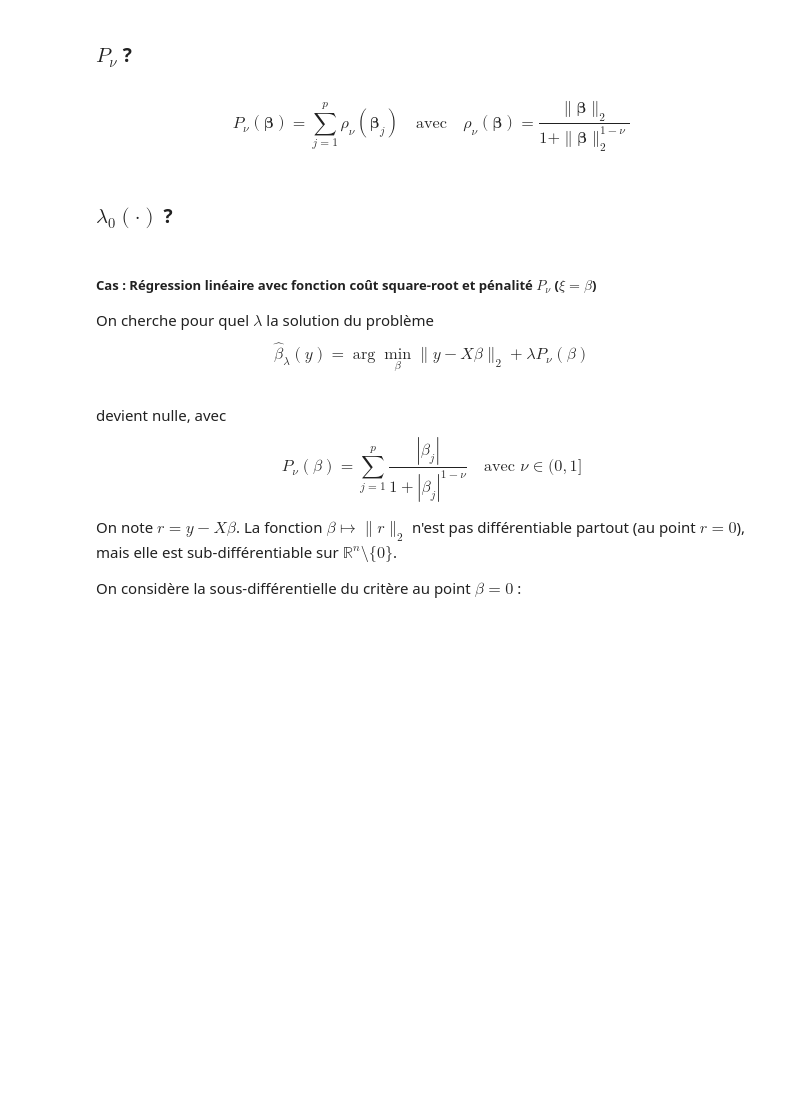
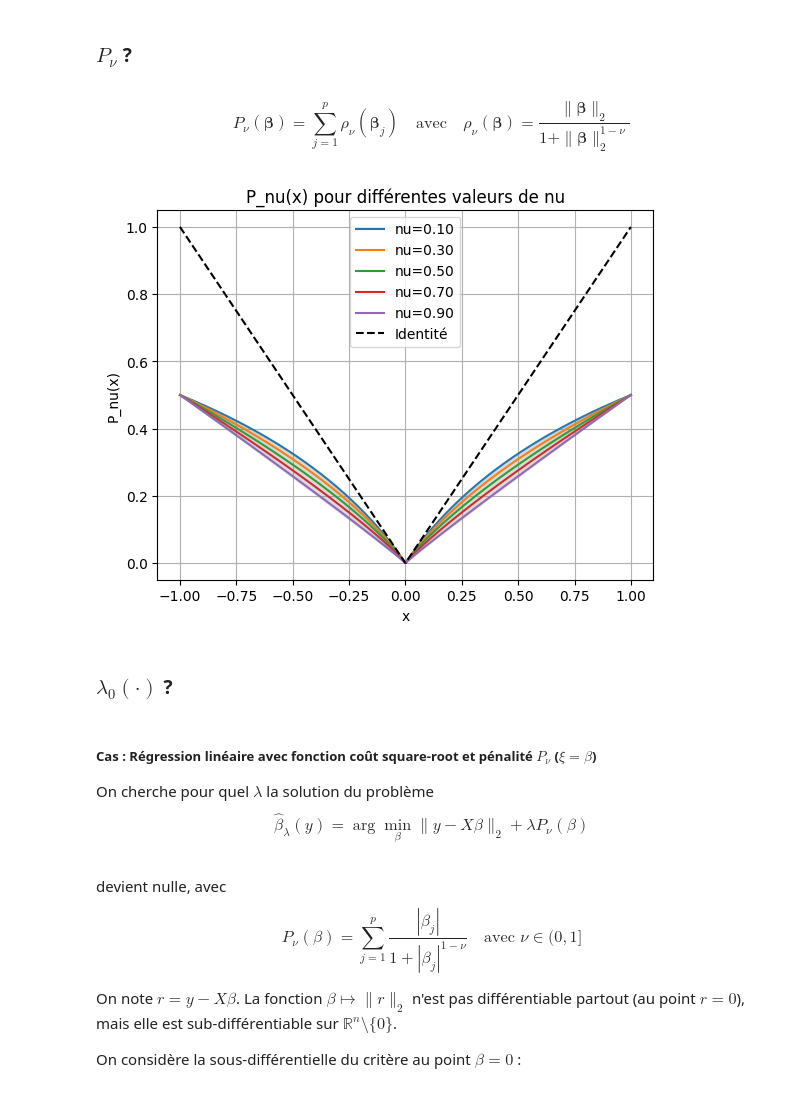
Before and after one commit to AymenBlk/STAGE-GENEVE, a Jupyter notebook: AYMEN/EXPLORATION/CAS LINEAIRE/HARDER LASSO/Basis.ipynb, the cells around one changed output. Drawn from its saved outputs; the diff is of its cells as text; code cells hidden in the pictures; blank space fills up the shorter version.

```diff
--- a/AYMEN/EXPLORATION/CAS LINEAIRE/HARDER LASSO/Basis.ipynb
+++ b/AYMEN/EXPLORATION/CAS LINEAIRE/HARDER LASSO/Basis.ipynb
@@ -33,6 +33,36 @@ En plus pour n'importe quel valeurs de $\nu$, $\lambda_{\alpha}^{\mathrm{QUT}}(X
 ### $P_{\nu}$ ?
 # %% [markdown]
 $$P_\nu(\boldsymbol{\beta})=\sum_{j=1}^p\rho_\nu(\boldsymbol{\beta}_j)\quad\mathrm{avec}\quad\rho_\nu(\boldsymbol{\beta})=\frac{\|\boldsymbol{\beta}\|_2}{1+\|\boldsymbol{\beta}\|_2^{1-\nu}}$$
+# %%
+import numpy as np
+import matplotlib.pyplot as plt
+
+list_nu = np.arange(0.1, 1, 0.05)
+x_list = np.linspace(-1, 1, 1000)
+
+def P_nu(x, nu):
+    x = np.asarray(x)
+    norm_x = np.abs(x)
+    rho = norm_x / (1 + norm_x**(1 - nu))
+    return np.sum(rho)
+
+# Afficher la courbe pour quelques valeurs de nu seulement dans la légende
+nu_legende = [0.1, 0.3, 0.5, 0.7, 0.9]
+for nu_val in list_nu:
+    if np.round(nu_val, 2) in nu_legende:
+        plt.plot(x_list, [P_nu(x, nu_val) for x in x_list], label=f"nu={nu_val:.2f}")
+    else:
+        plt.plot(x_list, [P_nu(x, nu_val) for x in x_list], color='gray', alpha=0.3, linewidth=0.8)
+
+plt.plot(x_list, np.abs(x_list), '--', color='black', label="Identité")
+plt.xlabel("x")
+plt.ylabel("P_nu(x)")
+plt.title("P_nu(x) pour différentes valeurs de nu")
+plt.legend()
+plt.grid(True)
+plt.show()
+# %% [output]
+[figure, added]
 # %% [markdown]
 ### $\lambda_0(\cdot)$ ?
 # %% [markdown]
```
Also changed, not shown: parts of 8 cells of this notebook, 9 other files.
